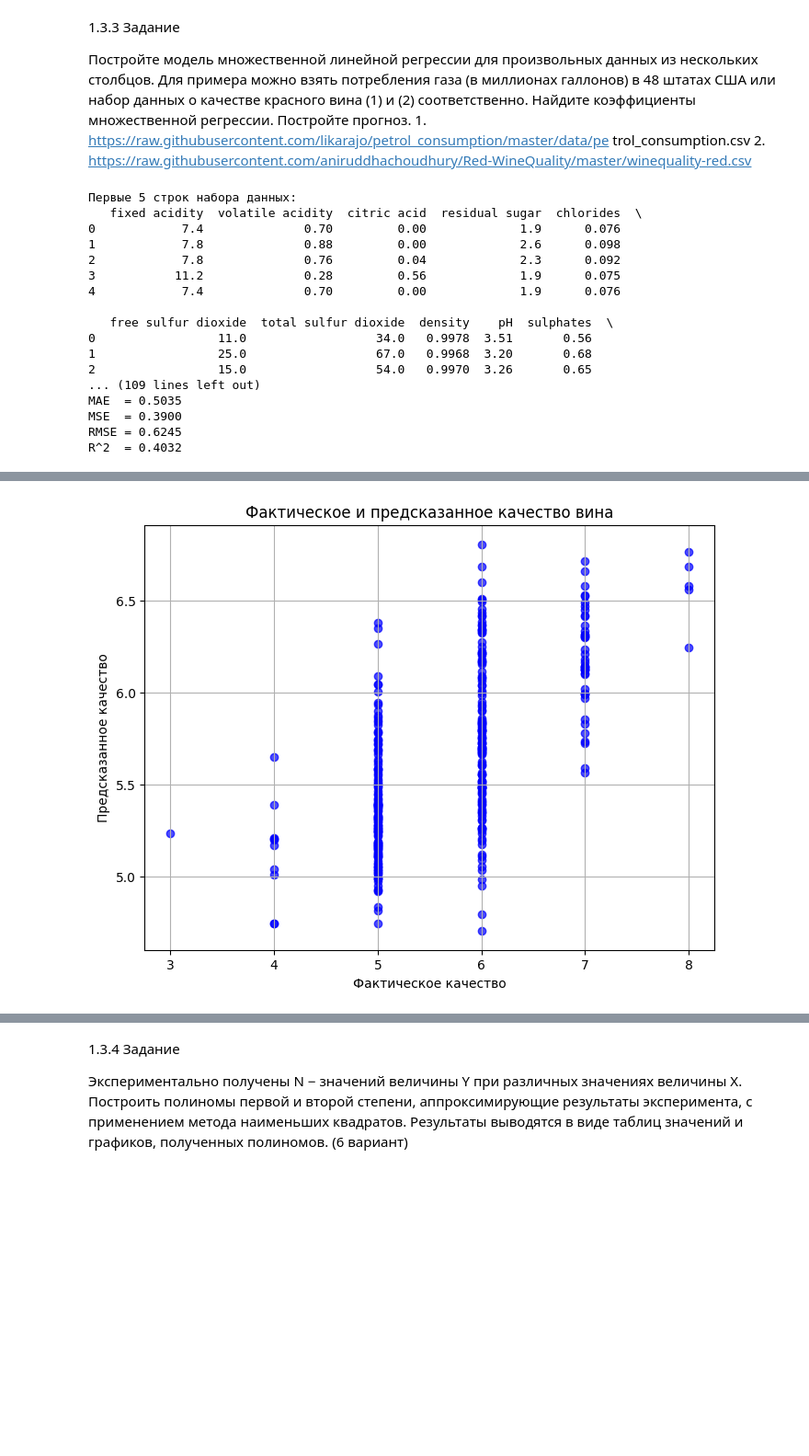
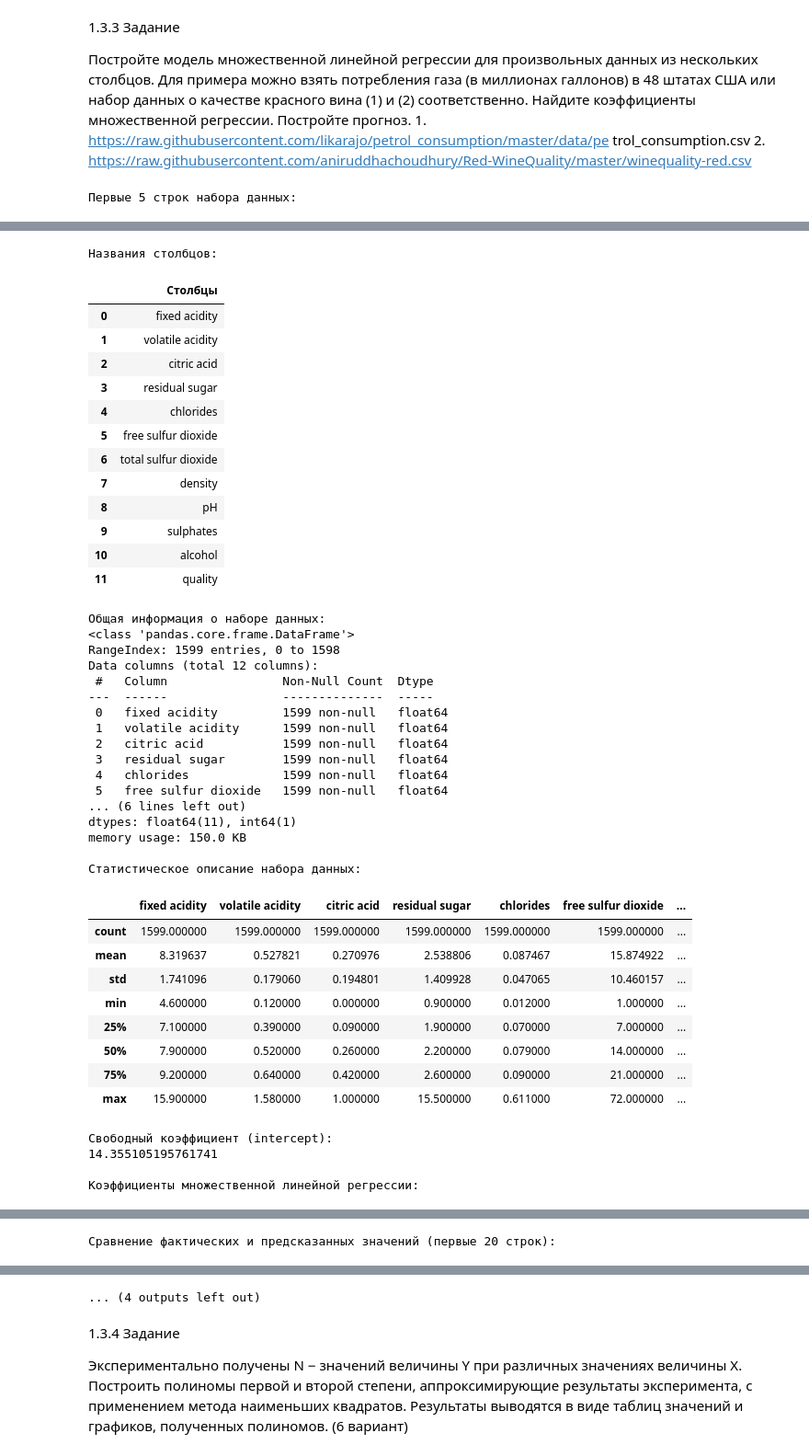
Before and after one commit to Rusick0/AI_Practice, a Jupyter notebook: AI4.ipynb, the cells around one changed output, grey strips where cells are left out. Shown at 92% size. Cells and saved outputs as stored; diff of their text form; code cells hidden in the pictures; blank space fills up the shorter version.

```diff
--- a/AI4.ipynb
+++ b/AI4.ipynb
@@ -569,6 +569,7 @@ trol_consumption.csv
 import pandas as pd
 import matplotlib.pyplot as plt
 
+from IPython.display import display
 from sklearn.model_selection import train_test_split
 from sklearn.linear_model import LinearRegression
 from sklearn.metrics import mean_absolute_error, mean_squared_error, r2_score
@@ -585,11 +586,11 @@ dataset = pd.read_csv(
 
 # Выводим первые 5 строк
 print("Первые 5 строк набора данных:")
-print(dataset.head())
+display(dataset.head())
 
 # Выводим названия столбцов
 print("\nНазвания столбцов:")
-print(dataset.columns)
+display(pd.DataFrame({'Столбцы': dataset.columns}))
 
 # Выводим общую информацию
 print("\nОбщая информация о наборе данных:")
@@ -597,7 +598,7 @@ dataset.info()
 
 # Выводим статистическое описание
 print("\nСтатистическое описание набора данных:")
-print(dataset.describe())
+display(dataset.describe())
 
 # Признаки — все столбцы, кроме quality
 X = dataset.drop('quality', axis=1)
@@ -628,7 +629,7 @@ coefficients = pd.DataFrame({
 })
 
 print("\nКоэффициенты множественной линейной регрессии:")
-print(coefficients)
+display(coefficients)
 
 # Делаем прогноз на тестовой выборке
 y_pred = model.predict(X_test)
@@ -643,7 +644,7 @@ comparison = pd.DataFrame({
 })
 
 print("\nСравнение фактических и предсказанных значений (первые 20 строк):")
-print(comparison.head(20))
+display(comparison.head(20))
 
 # Считаем метрики качества модели
 mae = mean_absolute_error(y_test, y_pred)
@@ -680,24 +681,8 @@ sample_prediction = model.predict(sample)
 
 print("\nПример прогноза для одного объекта:")
 print("Признаки объекта:")
-print(sample)
+display(sample)
 print(f"\nПредсказанное качество: {sample_prediction[0]:.4f}")
 print(f"Фактическое качество: {y_test.iloc[0]}")
 # %% [output]
 Первые 5 строк набора данных:
-   fixed acidity  volatile acidity  citric acid  residual sugar  chlorides  \
-0            7.4              0.70         0.00             1.9      0.076
-1            7.8              0.88         0.00             2.6      0.098
-2            7.8              0.76         0.04             2.3      0.092
-3           11.2              0.28         0.56             1.9      0.075
-4            7.4              0.70         0.00             1.9      0.076
-
-   free sulfur dioxide  total sulfur dioxide  density    pH  sulphates  \
-0                 11.0                  34.0   0.9978  3.51       0.56
-1                 25.0                  67.0   0.9968  3.20       0.68
-2                 15.0                  54.0   0.9970  3.26       0.65
-... (109 lines left out)
-MAE  = 0.5035
-MSE  = 0.3900
-RMSE = 0.6245
-R^2  = 0.4032
@@ -703,0 +695,44 @@ R^2  = 0.4032
+Названия столбцов:
+|  | Столбцы |
+| 0 | fixed acidity |
+| 1 | volatile acidity |
+| 2 | citric acid |
+| 3 | residual sugar |
+| 4 | chlorides |
+| 5 | free sulfur dioxide |
+| 6 | total sulfur dioxide |
+| 7 | density |
+| 8 | pH |
+| 9 | sulphates |
+| 10 | alcohol |
+| 11 | quality |
+Общая информация о наборе данных:
+<class 'pandas.core.frame.DataFrame'>
+RangeIndex: 1599 entries, 0 to 1598
+Data columns (total 12 columns):
+ #   Column                Non-Null Count  Dtype
+---  ------                --------------  -----
+ 0   fixed acidity         1599 non-null   float64
+ 1   volatile acidity      1599 non-null   float64
+ 2   citric acid           1599 non-null   float64
+ 3   residual sugar        1599 non-null   float64
+ 4   chlorides             1599 non-null   float64
+ 5   free sulfur dioxide   1599 non-null   float64
+... (6 lines left out)
+dtypes: float64(11), int64(1)
+memory usage: 150.0 KB
+
+Статистическое описание набора данных:
+|  | fixed acidity | volatile acidity | citric acid | residual sugar | chlorides | free sulfur dioxide | ... |
+| count | 1599.000000 | 1599.000000 | 1599.000000 | 1599.000000 | 1599.000000 | 1599.000000 | ... |
+| mean | 8.319637 | 0.527821 | 0.270976 | 2.538806 | 0.087467 | 15.874922 | ... |
+| std | 1.741096 | 0.179060 | 0.194801 | 1.409928 | 0.047065 | 10.460157 | ... |
+| min | 4.600000 | 0.120000 | 0.000000 | 0.900000 | 0.012000 | 1.000000 | ... |
+| 25% | 7.100000 | 0.390000 | 0.090000 | 1.900000 | 0.070000 | 7.000000 | ... |
+| 50% | 7.900000 | 0.520000 | 0.260000 | 2.200000 | 0.079000 | 14.000000 | ... |
+| 75% | 9.200000 | 0.640000 | 0.420000 | 2.600000 | 0.090000 | 21.000000 | ... |
+| max | 15.900000 | 1.580000 | 1.000000 | 15.500000 | 0.611000 | 72.000000 | ... |
+Свободный коэффициент (intercept):
+14.355105195761741
+
+Коэффициенты множественной линейной регрессии:
@@ -703,0 +751 @@ R^2  = 0.4032
+Сравнение фактических и предсказанных значений (первые 20 строк):
@@ -704,2 +774 @@ R^2  = 0.4032
 [figure]
-[figure, removed]
@@ -719,3 +775,4 @@ R^2  = 0.4032
+... (4 outputs left out)
 # %% [markdown]
 1.3.4 Задание
 
```
Also changed, not shown: parts of 3 cells of this notebook.
